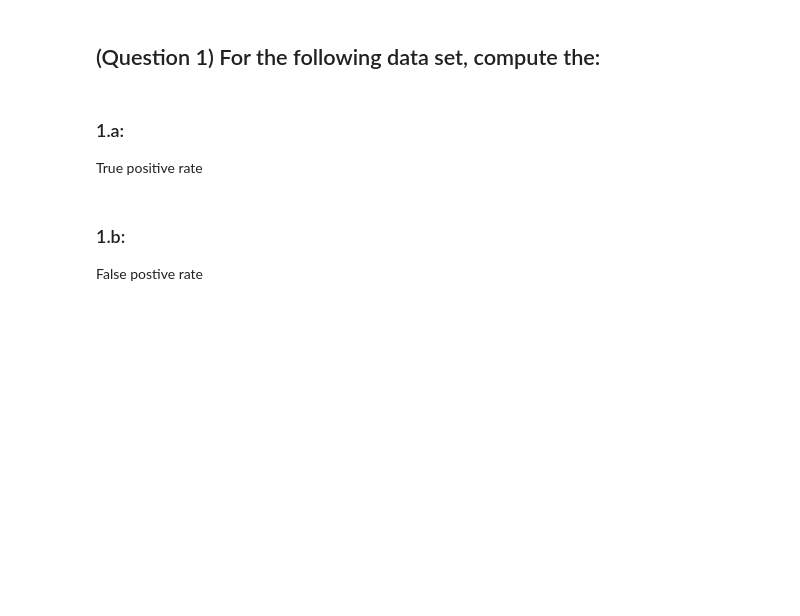
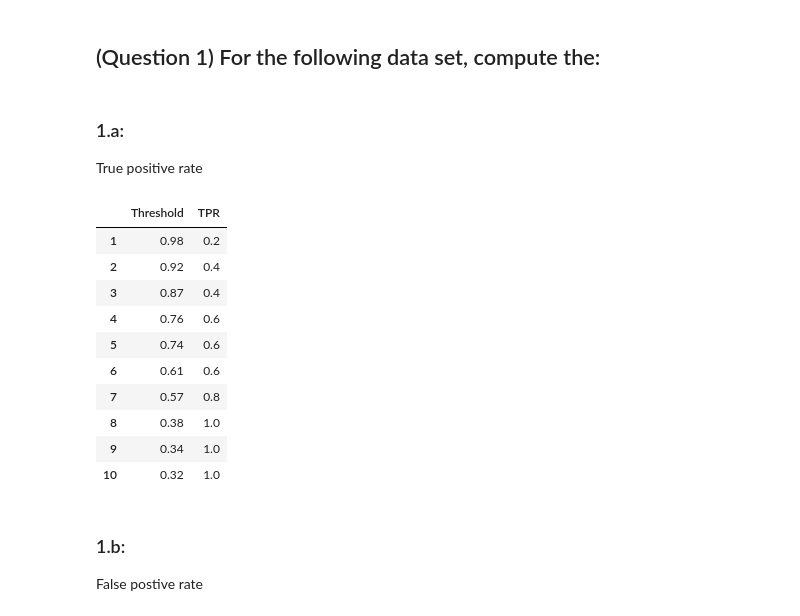
Before and after one commit to DevvyDont/DataMining, a Jupyter notebook: A2/A2_Group_Zamorano.ipynb, the cells around one changed output. Cells and saved outputs as stored; diff of their text form; code cells hidden in the pictures; blank space fills up the shorter version.

```diff
--- a/A2/A2_Group_Zamorano.ipynb
+++ b/A2/A2_Group_Zamorano.ipynb
@@ -8,6 +85,41 @@ Some pre-requisites we will need for this project
 # %% [markdown]
 ### 1.a:
 True positive rate
+# %%
+# Let's get the confusion matrices of 10 thresholds using the prediction values
+# Use list comprehension to generate a list of all the pred columns for every row in the data
+THRESHOLDS = [row[YPRED_COLUMN] for row in QUESTION_1_2_DATA]
+
+# Now let's make a 2D array that we are going to print for the answer
+_1a_ans = []
+
+# Loop through all the different thresholds we want to use
+for thresh in THRESHOLDS:
+    # retrieve the confusion matrix using this threshold
+    confusion_matrix = get_confusion_matrix(QUESTION_1_2_DATA, thresh)
+
+    # TPR is true positives / (true positives + false negatives)
+    tpr = float(confusion_matrix.true_positives) / float(confusion_matrix.true_positives + confusion_matrix.false_negatives)
+
+    # Add this entry to the data we want to display in the format: [threshold, TPR]
+    _1a_ans.append([thresh, tpr])
+
+# Now display the data
+cols = ['Threshold', 'TPR']
+rows = [str(i+1) for i in range(10)]
+pd.DataFrame(np.asarray(_1a_ans), index=rows, columns=cols)
+# %% [output]
+|  | Threshold | TPR |
+| 1 | 0.98 | 0.2 |
+| 2 | 0.92 | 0.4 |
+| 3 | 0.87 | 0.4 |
+| 4 | 0.76 | 0.6 |
+| 5 | 0.74 | 0.6 |
+| 6 | 0.61 | 0.6 |
+| 7 | 0.57 | 0.8 |
+| 8 | 0.38 | 1.0 |
+| 9 | 0.34 | 1.0 |
+| 10 | 0.32 | 1.0 |
 # %% [markdown]
 ### 1.b:
 False postive rate
```
Also changed, not shown: parts of 10 cells of this notebook, 3 other files.
